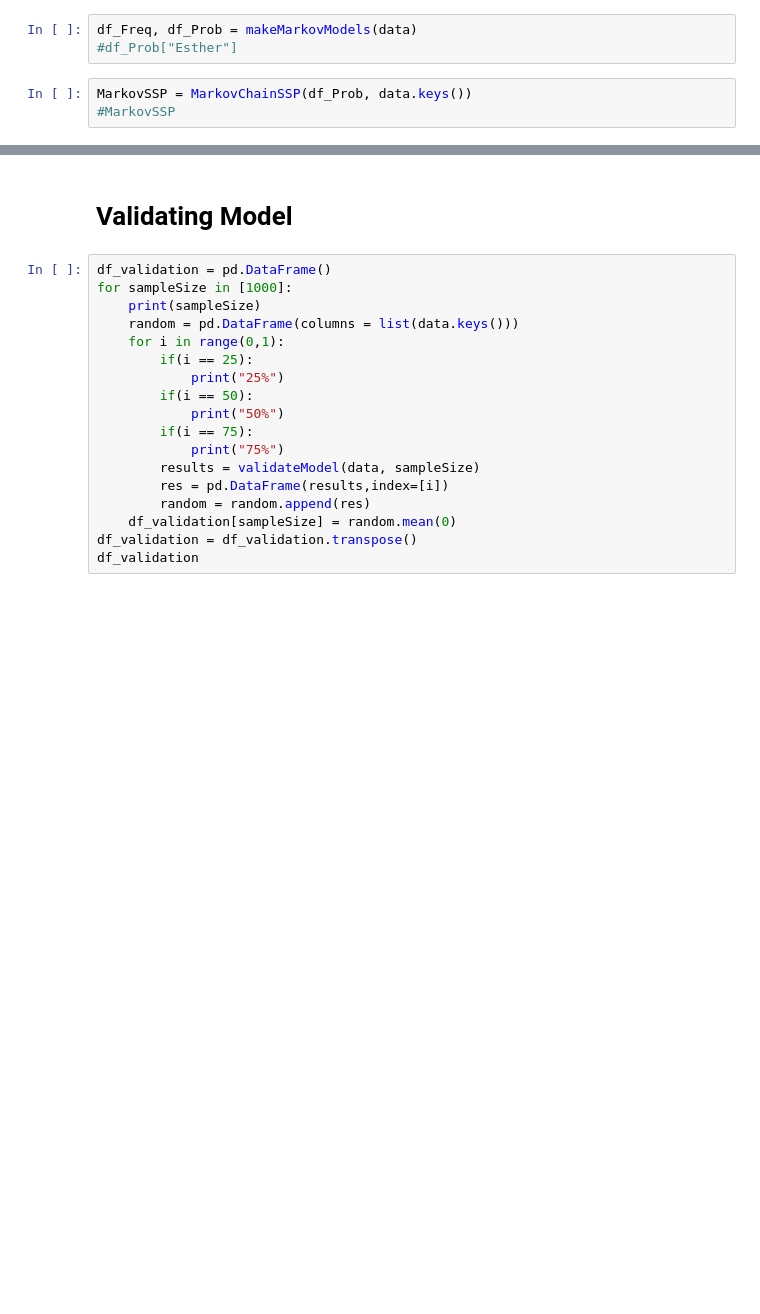
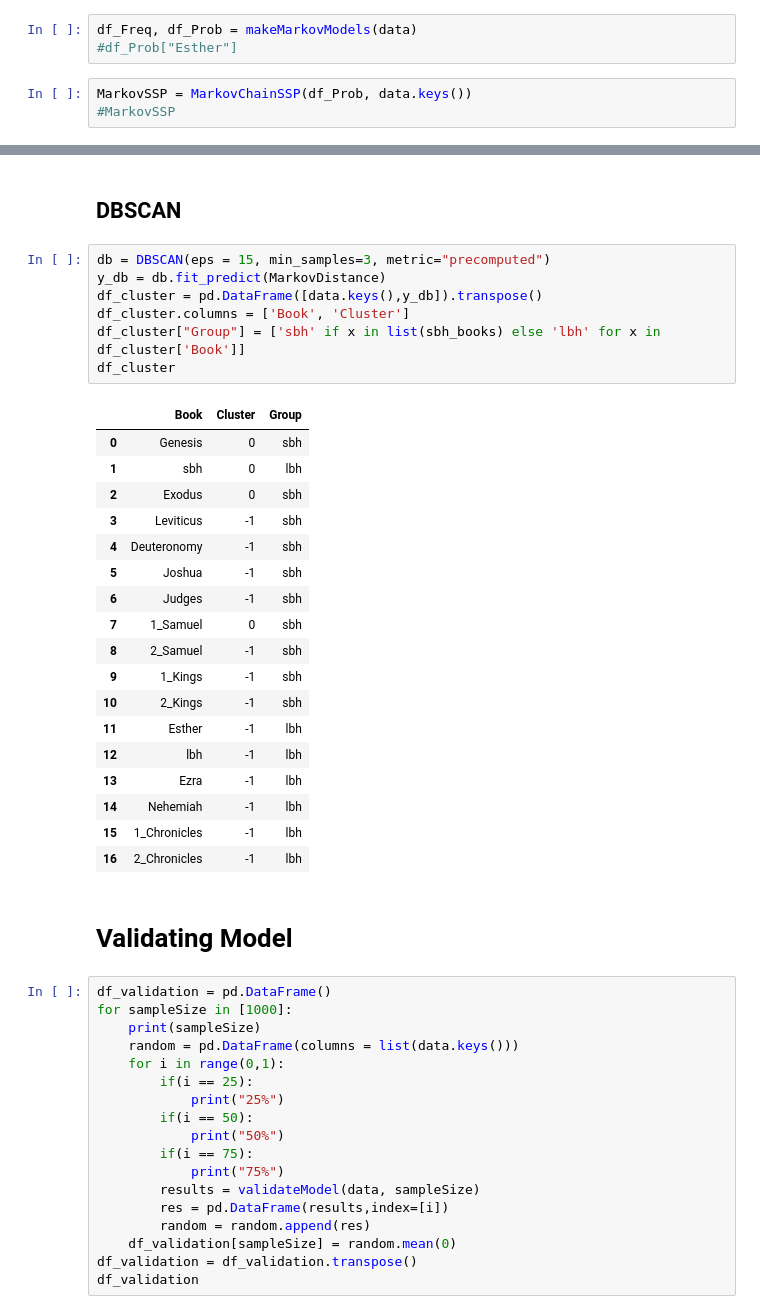
Before and after one commit to ETCBC/Probabilistic_Language_Change, a Jupyter notebook: Markov chain analysis.ipynb, the cells around one changed output, grey strips where cells are left out. Cells and saved outputs as stored; diff of their text form; blank space fills up the shorter version.

Commit message:
DBSCAN

```diff
--- a/Markov chain analysis.ipynb
+++ b/Markov chain analysis.ipynb
@@ -185,3 +205,31 @@ plt.show()
+# %% [markdown]
+## DBSCAN
+# %%
+db = DBSCAN(eps = 15, min_samples=3, metric="precomputed")
+y_db = db.fit_predict(MarkovDistance)
+df_cluster = pd.DataFrame([data.keys(),y_db]).transpose()
+df_cluster.columns = ['Book', 'Cluster']
+df_cluster["Group"] = ['sbh' if x in list(sbh_books) else 'lbh' for x in df_cluster['Book']]
+df_cluster
+# %% [output]
+|  | Book | Cluster | Group |
+| 0 | Genesis | 0 | sbh |
+| 1 | sbh | 0 | lbh |
+| 2 | Exodus | 0 | sbh |
+| 3 | Leviticus | -1 | sbh |
+| 4 | Deuteronomy | -1 | sbh |
+| 5 | Joshua | -1 | sbh |
+| 6 | Judges | -1 | sbh |
+| 7 | 1_Samuel | 0 | sbh |
+| 8 | 2_Samuel | -1 | sbh |
+| 9 | 1_Kings | -1 | sbh |
+| 10 | 2_Kings | -1 | sbh |
+| 11 | Esther | -1 | lbh |
+| 12 | lbh | -1 | lbh |
+| 13 | Ezra | -1 | lbh |
+| 14 | Nehemiah | -1 | lbh |
+| 15 | 1_Chronicles | -1 | lbh |
+| 16 | 2_Chronicles | -1 | lbh |
 # %% [markdown]
 # Validating Model
 # %%
```
Also changed, not shown: parts of 4 cells of this notebook.
